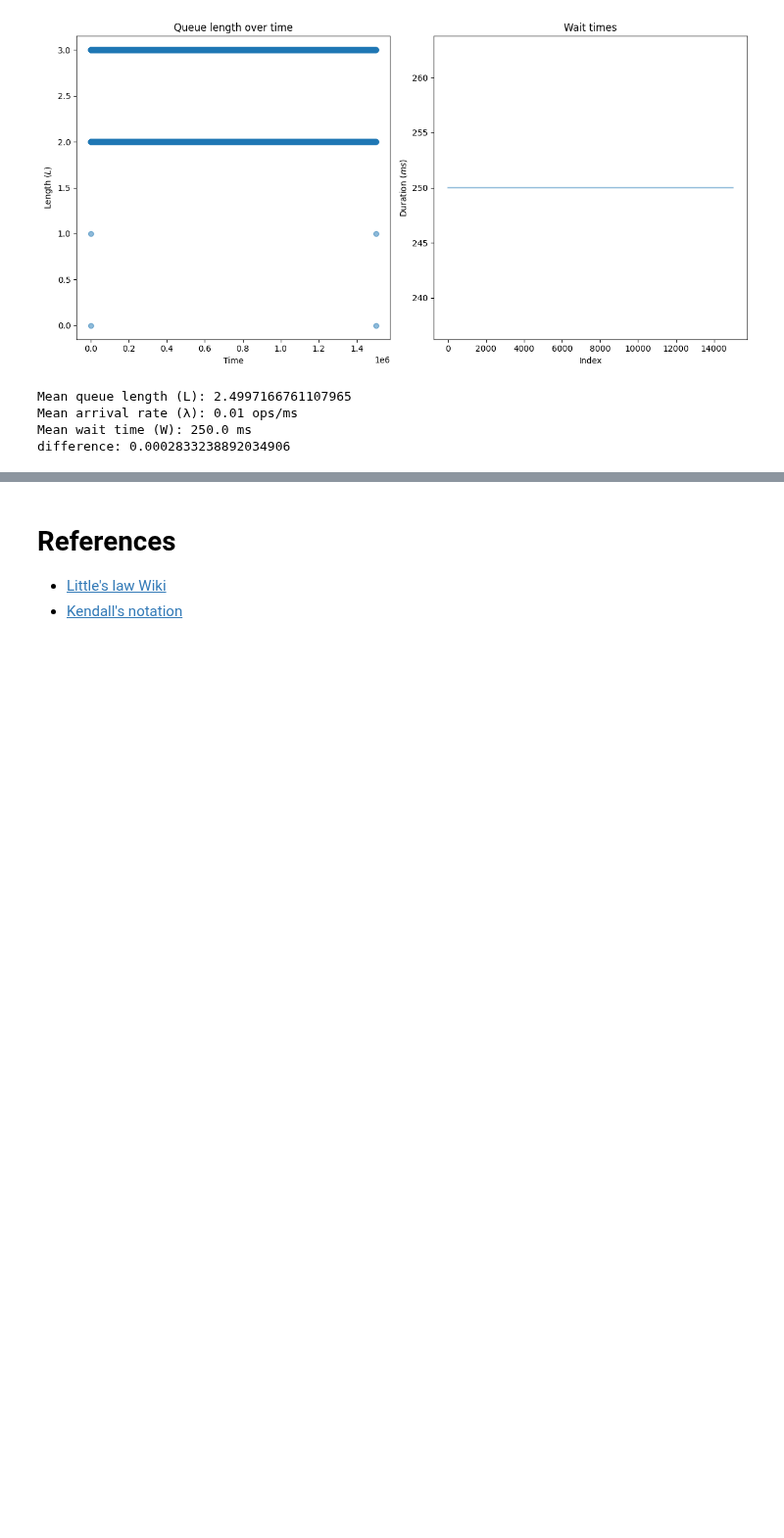
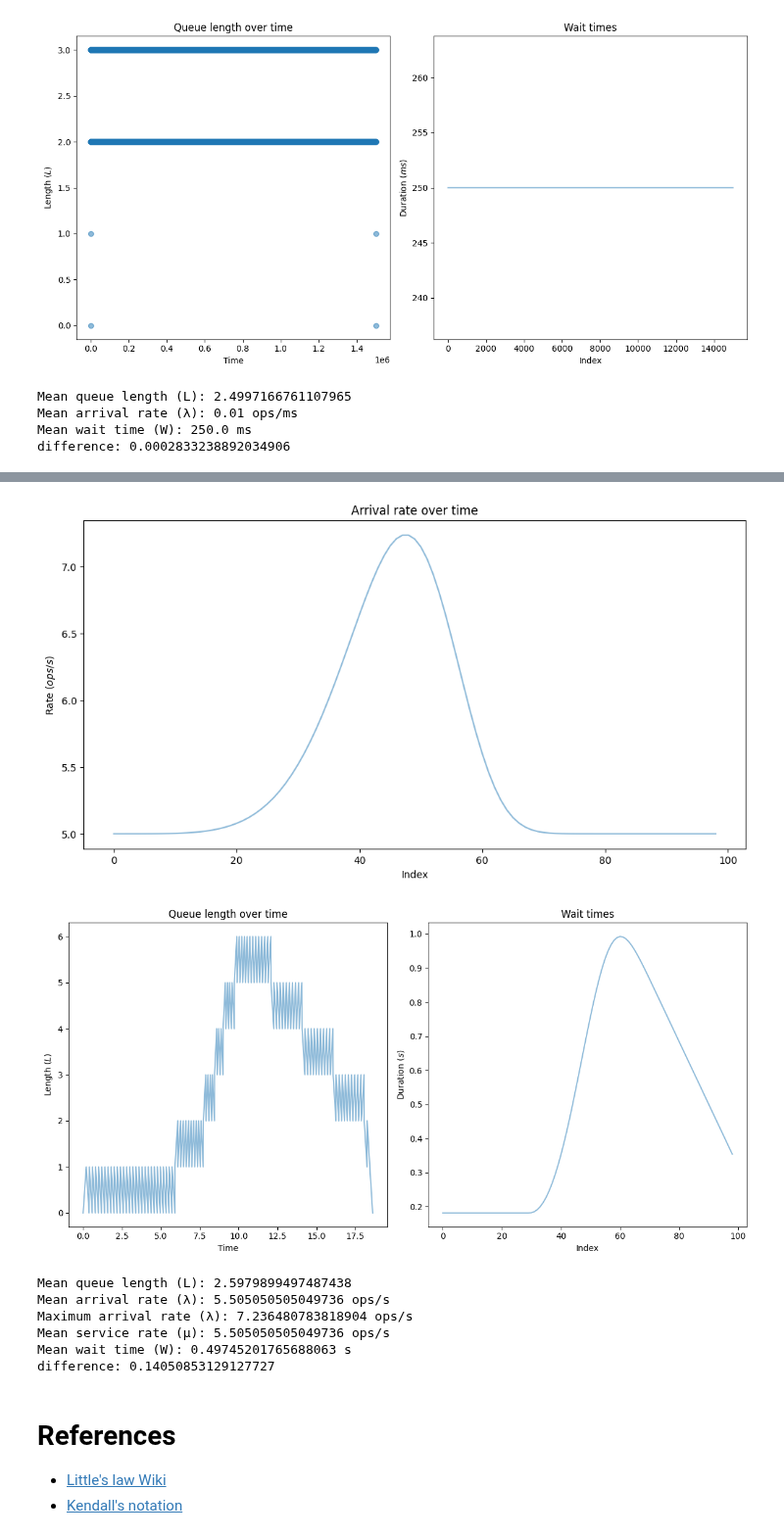
Before and after one commit to gitaroktato/queue-model-in-python, a Jupyter notebook: littles-law.ipynb, the cells around one changed output, grey strips where cells are left out. Shown at 98% size. Saved outputs shown, nothing was run; the diff lists cells and outputs as text; code cells hidden in the pictures; blank space fills up the shorter version.

```diff
--- a/littles-law.ipynb
+++ b/littles-law.ipynb
@@ -225,3 +267,50 @@ difference: 0.0002833238892034906
+# %%
+NUMBER_OF_SAMPLES = 100
+def weibull_distr(x,n,a):
+    return (a / n) * (x / n)**(a - 1) * np.exp(-(x / n)**a)
+
+arrival_rate = np.array([weibull_distr(x/NUMBER_OF_SAMPLES*2, 1., 6.) + 5 for x in range(1,NUMBER_OF_SAMPLES)])
+
+plt.title("Arrival rate over time")
+plt.ylabel("Rate ($ops/s$)")
+plt.xlabel("Index")
+plt.plot(arrival_rate, alpha=0.5)
+plt.show()
+
+# Have a bit faster service rate, than arrival rate.
+service_rate = arrival_rate.mean()
+service_intervals = np.full(shape=len(arrival_rate), dtype=float, fill_value=1 / service_rate)
+queue = Queue(1 / arrival_rate, service_intervals, executors=1)
+queue.process()
+
+fig, (queue_length_time, wait_times) = plt.subplots(1, 2)
+
+queue_length_time.set_title("Queue length over time")
+queue_length_time.set(xlabel='Time', ylabel=r'Length ($L$)')
+queue_length_time.plot(*zip(*queue.length_with_timestamps), alpha=0.5)
+
+wait_times.set_title("Wait times")
+wait_times.set(xlabel='Index', ylabel=r'Duration ($s$)')
+wait_times.plot(queue.wait_times, alpha=0.5)
+
+fig.tight_layout()
+plt.show()
+
+print(f'Mean queue length (L): {queue.length.mean()}')
+print(f'Mean arrival rate (λ): {arrival_rate.mean()} ops/s')
+print(f'Maximum arrival rate: {arrival_rate.max()} ops/s')
+print(f'Mean service rate (μ): {service_rate} ops/s')
+print(f'Mean wait time (W): {queue.wait_times.mean()} s')
+print(f'difference: {arrival_rate.mean() * queue.wait_times.mean() - queue.length.mean()}')
+# %% [output]
+[figure, added]
+[figure, added]
+Mean queue length (L): 2.5979899497487438
+Mean arrival rate (λ): 5.505050505049736 ops/s
+Maximum arrival rate (λ): 7.236480783818904 ops/s
+Mean service rate (μ): 5.505050505049736 ops/s
+Mean wait time (W): 0.49745201765688063 s
+difference: 0.14050853129127727
 # %% [markdown]
 # References
 - [Little's law Wiki](https://en.wikipedia.org/wiki/Little%27s_law)
```
Also changed, not shown: parts of 2 cells of this notebook, 3 other files.
